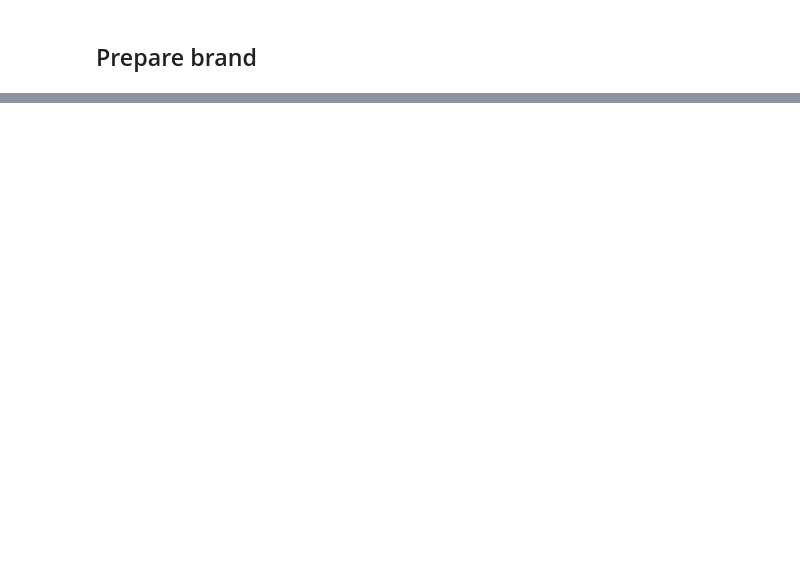
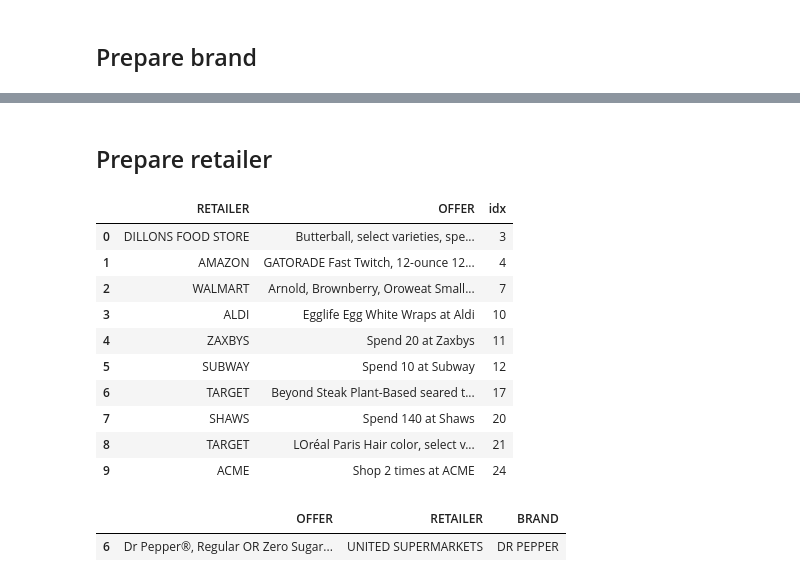
Before and after one commit to hjiangAnthony/retailer_nlp_challenger, a Jupyter notebook: 01-Train data cleanup.ipynb, the cells around one changed output, grey strips where cells are left out. Saved outputs shown, nothing was run; the diff lists cells and outputs as text; code cells hidden in the pictures; blank space fills up the shorter version.

```diff
--- a/01-Train data cleanup.ipynb
+++ b/01-Train data cleanup.ipynb
@@ -294,0 +334,23 @@ brand_cleaned.sample(10)
+# %% [markdown]
+## Prepare retailer
+# %%
+# read csv
+retailer_cleaned = pd.read_csv('retailer_offer_cleaned.csv')
+retailer_cleaned.head(10)
+# %% [output]
+|  | RETAILER | OFFER | idx |
+| 0 | DILLONS FOOD STORE | Butterball, select varieties, spe... | 3 |
+| 1 | AMAZON | GATORADE Fast Twitch, 12-ounce 12... | 4 |
+| 2 | WALMART | Arnold, Brownberry, Oroweat Small... | 7 |
+| 3 | ALDI | Egglife Egg White Wraps at Aldi | 10 |
+| 4 | ZAXBYS | Spend 20 at Zaxbys | 11 |
+| 5 | SUBWAY | Spend 10 at Subway | 12 |
+| 6 | TARGET | Beyond Steak Plant-Based seared t... | 17 |
+| 7 | SHAWS | Spend 140 at Shaws | 20 |
+| 8 | TARGET | LOréal Paris Hair color, select v... | 21 |
+| 9 | ACME | Shop 2 times at ACME | 24 |
+# %%
+df[df["BRAND"].eq("DR PEPPER")]
+# %% [output]
+|  | OFFER | RETAILER | BRAND |
+| 6 | Dr Pepper®, Regular OR Zero Sugar... | UNITED SUPERMARKETS | DR PEPPER |
```
Also changed, not shown: parts of 9 cells of this notebook, 31 other files.
